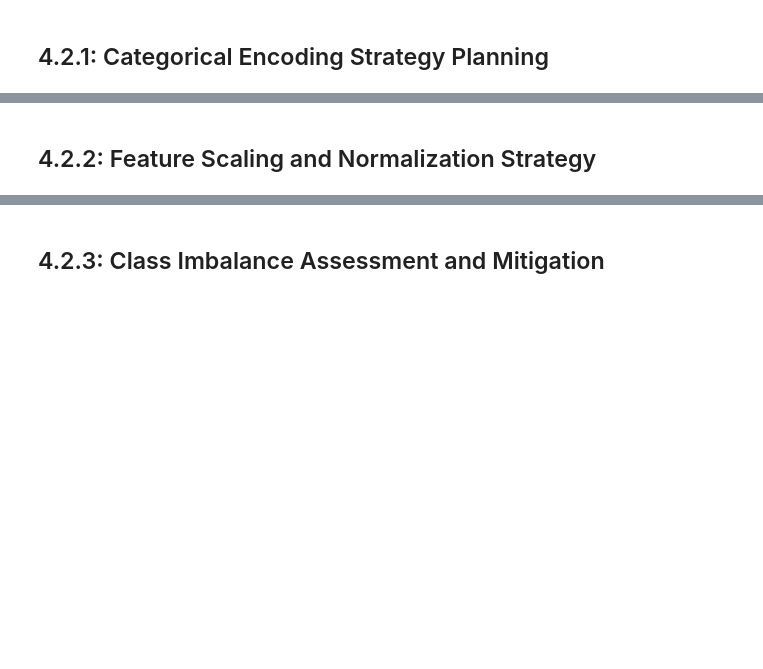
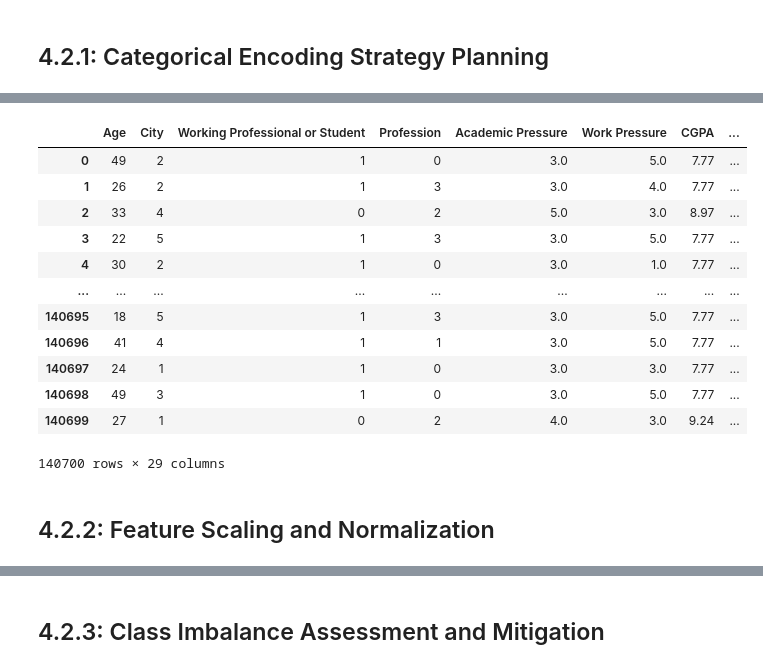
Before and after one commit to Murali-8/Mental_Health_Survey, a Jupyter notebook: Depression_analysis.ipynb, the cells around one changed output, grey strips where cells are left out. Cells and saved outputs as stored; diff of their text form; code cells hidden in the pictures; blank space fills up the shorter version.

```diff
--- a/Depression_analysis.ipynb
+++ b/Depression_analysis.ipynb
@@ -2142,7 +2058,7 @@ except FileNotFoundError:
     print(f"Basic cleaned dataset: {df_clean.shape}")
 """
 
-print(f"Dataset columns: {list(df_clean.columns)}")
-print(f"\nDataset info:")
+
+df_clean = pd.read_csv("feature_engineered_train.csv")
 df_clean.info()
 # %% [output]
@@ -2228,36 +2158,0 @@ Gender:
-# %%
-# Create encoding strategy summary
-encoding_df = pd.DataFrame(encoding_strategy)
-print("\n=== ENCODING STRATEGY SUMMARY ===")
-print(encoding_df[['Column', 'Unique_Count', 'Strategy']].to_string(index=False))
-# Visualize categorical feature distributions
-if len(categorical_cols) > 0:
-    n_cols = min(len(categorical_cols), 4)
-    fig, axes = plt.subplots(2, 2, figsize=(15, 10))
-    axes = axes.flatten()
-
-    for i, col in enumerate(categorical_cols[:4]):
-        value_counts = df_clean[col].value_counts()
-
-        if len(value_counts) <= 10:
-            value_counts.plot(kind='bar', ax=axes[i])
-            axes[i].set_title(f'{col} Distribution')
-            axes[i].tick_params(axis='x', rotation=45)
-        else:
-            # For high cardinality, show top 10
-            value_counts.head(10).plot(kind='bar', ax=axes[i])
-            axes[i].set_title(f'{col} Distribution (Top 10)')
-            axes[i].tick_params(axis='x', rotation=45)
-
-    # Hide unused subplots
-    for j in range(len(categorical_cols), 4):
-        axes[j].set_visible(False)
-
-    plt.tight_layout()
-    plt.show()
-
-print("\n=== ENCODING IMPLEMENTATION PLAN ===")
-print("1. Binary features: Use LabelEncoder (0/1)")
-print("2. Low cardinality: Use OneHotEncoder with drop='first'")
-print("3. Medium cardinality: Use Target Encoding with cross-validation")
-print("4. High cardinality: Use LabelEncoder + Embedding layers in PyTorch")
@@ -2285,2 +2270,18 @@ Have you ever had suicidal thoughts ?             2      Binary (LabelEncoder)
+# %%
+df
+# %% [output]
+|  | Age | City | Working Professional or Student | Profession | Academic Pressure | Work Pressure | CGPA | ... |
+| 0 | 49 | 2 | 1 | 0 | 3.0 | 5.0 | 7.77 | ... |
+| 1 | 26 | 2 | 1 | 3 | 3.0 | 4.0 | 7.77 | ... |
+| 2 | 33 | 4 | 0 | 2 | 5.0 | 3.0 | 8.97 | ... |
+| 3 | 22 | 5 | 1 | 3 | 3.0 | 5.0 | 7.77 | ... |
+| 4 | 30 | 2 | 1 | 0 | 3.0 | 1.0 | 7.77 | ... |
+| ... | ... | ... | ... | ... | ... | ... | ... | ... |
+| 140695 | 18 | 5 | 1 | 3 | 3.0 | 5.0 | 7.77 | ... |
+| 140696 | 41 | 4 | 1 | 1 | 3.0 | 5.0 | 7.77 | ... |
+| 140697 | 24 | 1 | 1 | 0 | 3.0 | 3.0 | 7.77 | ... |
+| 140698 | 49 | 3 | 1 | 0 | 3.0 | 5.0 | 7.77 | ... |
+| 140699 | 27 | 1 | 0 | 2 | 4.0 | 3.0 | 9.24 | ... |
+140700 rows × 29 columns
 # %% [markdown]
-## 4.2.2: Feature Scaling and Normalization Strategy
+## 4.2.2: Feature Scaling and Normalization
```
Also changed, not shown: parts of 74 cells of this notebook, 4 other files.
